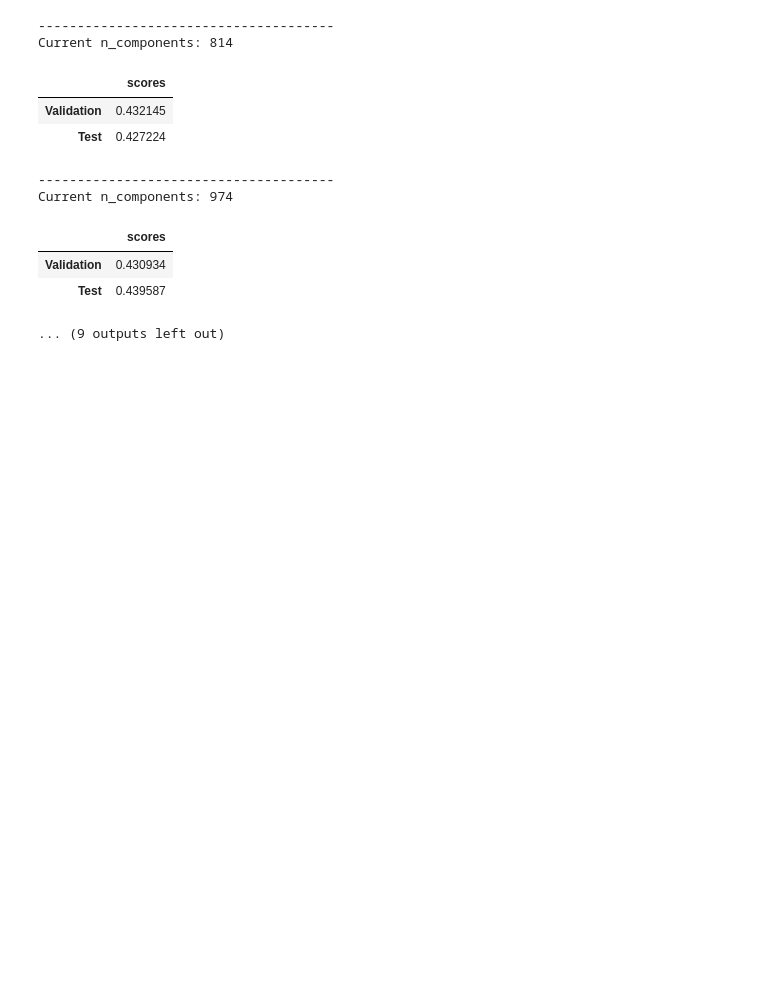
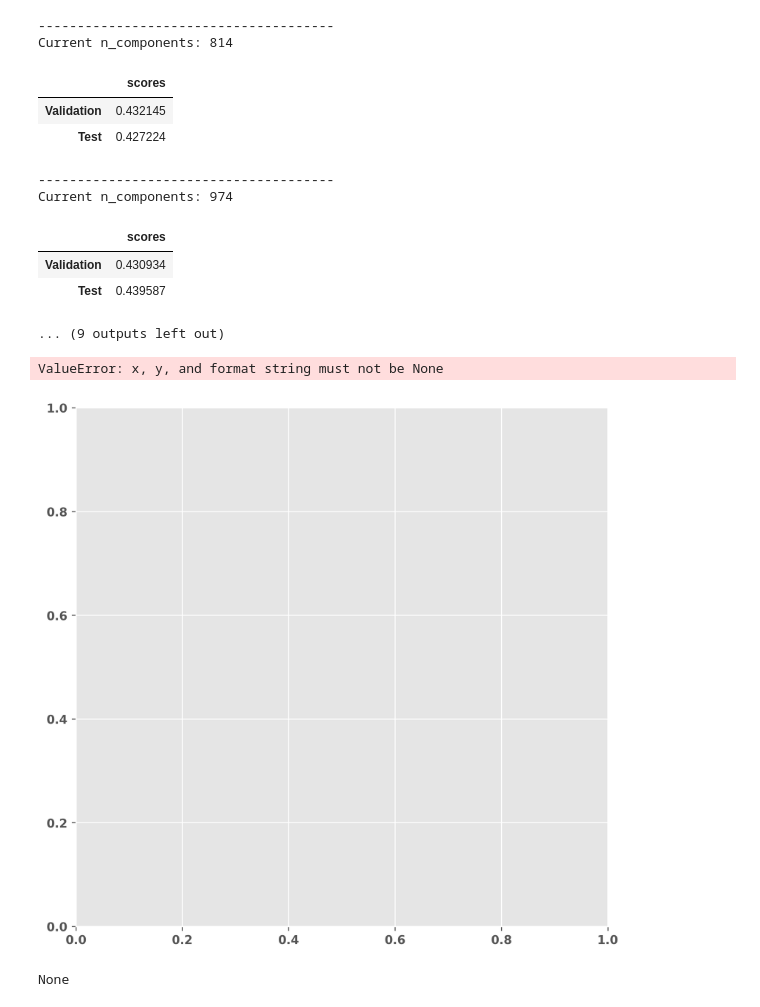
Before and after one commit to JavierLiao/EODS_Project2_Group9, a Jupyter notebook: doc/nlp_general_pipeline.ipynb, the cells around one changed output. Saved outputs shown, nothing was run; the diff lists cells and outputs as text; code cells hidden in the pictures; blank space fills up the shorter version.

```diff
--- a/doc/nlp_general_pipeline.ipynb
+++ b/doc/nlp_general_pipeline.ipynb
@@ -690,25 +690,52 @@ Current n_components: 974
 # %%
 #save learning curve
 # Ver1/Ver2 -> param_grid_lgbc = {
 #             'tfidf__min_df':[30],
 #             'tfidf__max_df':[0.4],
 #             'svd__n_components':[value],
 #             'svd__random_state':[42],
 #             'lgbc__n_estimators':[200],
 #             'lgbc__num_iterations':[600],
 #             'lgbc__max_depth':[100],
 #             'lgbc__learning_rate':[0.01],
 #             'lgbc__n_jobs':[-1],
 #             'lgbc__random_state':[42],
 #             'lgbc__importance_type':['gain']
 #         }
+
 # with open('learning_curve_ver1.pkl', 'wb') as file:
 #     pickle.dump([n_components_list, validation_error_list, test_error_list], file)
 # file.close()
-with open('learning_curve_ver2.pkl', 'wb') as file:
-    pickle.dump([n_components_list, validation_error_list, test_error_list], file)
-file.close()
+
+# with open('learning_curve_ver2.pkl', 'wb') as file:
+#     pickle.dump([n_components_list, validation_error_list, test_error_list], file)
+# file.close()
+
 # Ver1 + Ver2
+n_components_list_ver1, validation_error_list_ver1, test_error_list_ver1 = pickle.load(
+    open("learning_curve_ver1.pkl","rb")
+)
+n_components_list = n_components_list_ver1
+validation_error_list = validation_error_list_ver1
+test_error_list = test_error_list_ver1
+n_components_list_ver2, validation_error_list_ver2, test_error_list_ver2 = pickle.load(
+    open("learning_curve_ver2.pkl","rb")
+)
+n_components_list.extend(n_components_list_ver2)
+validation_error_list.extend(validation_error_list_ver2)
+test_error_list.extend(test_error_list_ver2)
+plot_learning_curve(
+    n_components_list,
+    validation_error_list,
+    test_error_list
+)
+# %% [output]
+ValueError: x, y, and format string must not be None
+[figure, added]
+# %%
+print(n_components_list_ver1.extend(n_components_list_ver2))
+# %% [output]
+None
 # %%
 pipe_stacking = Pipeline([
     ('tfidf', TfidfVectorizer()),
```
Also changed, not shown: 1 other file.
